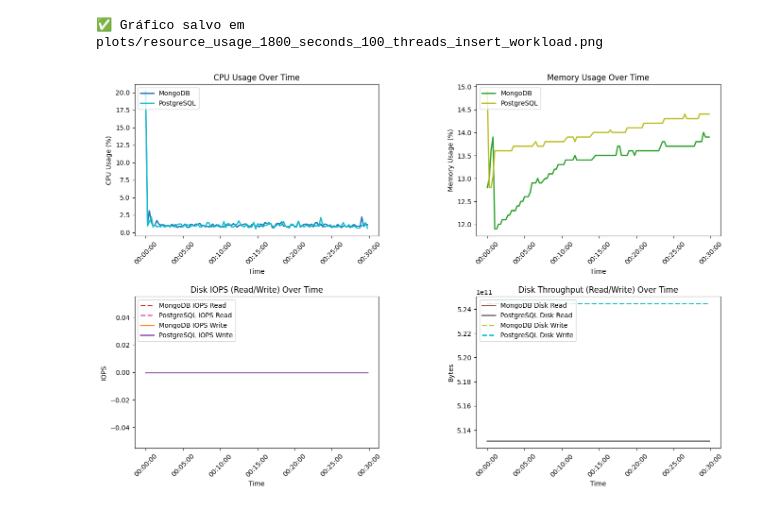
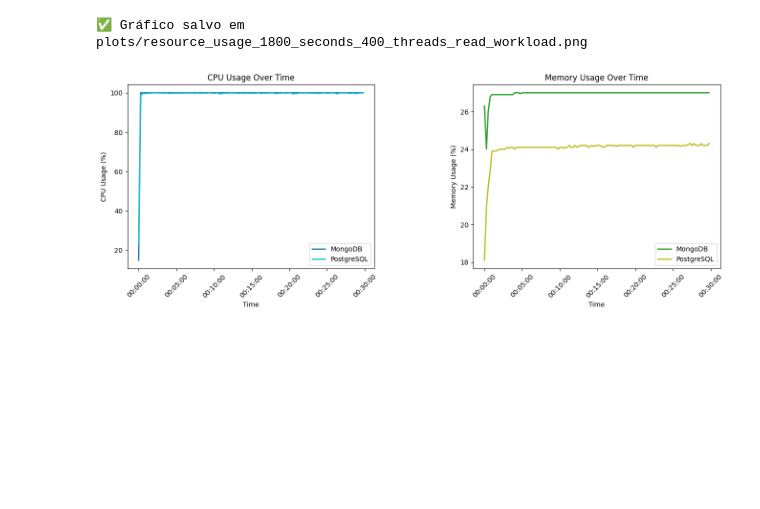
Before and after one commit to leonardomaier/analise-comparativa-dbs, a Jupyter notebook: resources-charts.ipynb, the cells around one changed output. Cells and saved outputs as stored; diff of their text form; code cells hidden in the pictures; blank space fills up the shorter version.

Commit message:
removes iops and disk throughput from resource usage charts

```diff
--- a/resources-charts.ipynb
+++ b/resources-charts.ipynb
@@ -3,7 +3,7 @@ import matplotlib.pyplot as plt
 import pandas as pd
 import os
 
-scenario = "1800_seconds_100_threads_insert_workload"
+scenario = "1800_seconds_400_threads_read_workload"
 
 mongo_file = f'resource-usage/mongo_{scenario}.csv'
 pg_file = f'resource-usage/pg_{scenario}.csv'
@@ -27,70 +27,48 @@ common_time = pd.Series(sorted(set(df_mongo['ElapsedTime']).union(df_pg['Elapsed
 df_mongo_interp = df_mongo.set_index('ElapsedTime').reindex(common_time).interpolate(method='linear')
 df_pg_interp = df_pg.set_index('ElapsedTime').reindex(common_time).interpolate(method='linear')
 
 # Criar coluna de tempo formatada
 time_index = pd.to_datetime(common_time, unit='s')
 
 # Reduzir pontos (opcional)
 N = 15  # ou 10 se quiser menos pontos
 time_index = time_index[::N]
 df_mongo_interp = df_mongo_interp.iloc[::N]
 df_pg_interp = df_pg_interp.iloc[::N]
 
-# === Plot ===
-fig, axs = plt.subplots(2, 2, figsize=(16, 10))
+# === Plot (somente CPU e Memória) ===
+fig, axs = plt.subplots(1, 2, figsize=(16, 5))
 
 # 1️⃣ CPU Usage
-axs[0, 0].plot(time_index, df_mongo_interp['CPU Usage'], label='MongoDB', color='tab:blue', linewidth=2)
-axs[0, 0].plot(time_index, df_pg_interp['CPU Usage'], label='PostgreSQL', color='tab:cyan', linewidth=2)
-axs[0, 0].set_xlabel('Time')
-axs[0, 0].set_ylabel('CPU Usage (%)')
-axs[0, 0].set_title('CPU Usage Over Time')
-axs[0, 0].legend(loc='upper left')
-axs[0, 0].tick_params(axis='x', rotation=45)
+axs[0].plot(time_index, df_mongo_interp['CPU Usage'], label='MongoDB', color='tab:blue', linewidth=2)
+axs[0].plot(time_index, df_pg_interp['CPU Usage'], label='PostgreSQL', color='tab:cyan', linewidth=2)
+axs[0].set_xlabel('Time')
+axs[0].set_ylabel('CPU Usage (%)')
+axs[0].set_title('CPU Usage Over Time')
+axs[0].legend(loc='lower right')
+axs[0].tick_params(axis='x', rotation=45)
 
 # 2️⃣ Memory Usage
-axs[0, 1].plot(time_index, df_mongo_interp['Memory Usage'], label='MongoDB', color='tab:green', linewidth=2)
-axs[0, 1].plot(time_index, df_pg_interp['Memory Usage'], label='PostgreSQL', color='tab:olive', linewidth=2)
-axs[0, 1].set_xlabel('Time')
-axs[0, 1].set_ylabel('Memory Usage (%)')
-axs[0, 1].set_title('Memory Usage Over Time')
-axs[0, 1].legend(loc='upper left')
-axs[0, 1].tick_params(axis='x', rotation=45)
-
-# 3️⃣ Disk IOPS
-axs[1, 0].plot(time_index, df_mongo_interp['IOPS Read'], label='MongoDB IOPS Read', color='tab:red', linestyle='--', linewidth=2)
-axs[1, 0].plot(time_index, df_pg_interp['IOPS Read'], label='PostgreSQL IOPS Read', color='tab:pink', linestyle='--', linewidth=2)
-axs[1, 0].plot(time_index, df_mongo_interp['IOPS Write'], label='MongoDB IOPS Write', color='tab:orange', linestyle='-', linewidth=2)
-axs[1, 0].plot(time_index, df_pg_interp['IOPS Write'], label='PostgreSQL IOPS Write', color='tab:purple', linestyle='-', linewidth=2)
-axs[1, 0].set_xlabel('Time')
-axs[1, 0].set_ylabel('IOPS')
-axs[1, 0].set_title('Disk IOPS (Read/Write) Over Time')
-axs[1, 0].legend(loc='upper left')
-axs[1, 0].tick_params(axis='x', rotation=45)
-
-# 4️⃣ Disk Throughput (Read and Write in bytes)
-axs[1, 1].plot(time_index, df_mongo_interp['Disk Read'], label='MongoDB Disk Read', color='tab:brown', linewidth=2)
-axs[1, 1].plot(time_index, df_pg_interp['Disk Read'], label='PostgreSQL Disk Read', color='tab:gray', linewidth=2)
-axs[1, 1].plot(time_index, df_mongo_interp['Disk Write'], label='MongoDB Disk Write', color='tab:olive', linestyle='--', linewidth=2)
-axs[1, 1].plot(time_index, df_pg_interp['Disk Write'], label='PostgreSQL Disk Write', color='tab:cyan', linestyle='--', linewidth=2)
-axs[1, 1].set_xlabel('Time')
-axs[1, 1].set_ylabel('Bytes')
-axs[1, 1].set_title('Disk Throughput (Read/Write) Over Time')
-axs[1, 1].legend(loc='upper left')
-axs[1, 1].tick_params(axis='x', rotation=45)
+axs[1].plot(time_index, df_mongo_interp['Memory Usage'], label='MongoDB', color='tab:green', linewidth=2)
+axs[1].plot(time_index, df_pg_interp['Memory Usage'], label='PostgreSQL', color='tab:olive', linewidth=2)
+axs[1].set_xlabel('Time')
+axs[1].set_ylabel('Memory Usage (%)')
+axs[1].set_title('Memory Usage Over Time')
+axs[1].legend(loc='lower right')
+axs[1].tick_params(axis='x', rotation=45)
 
 for ax in axs.flat:
     ax.xaxis.set_major_formatter(plt.matplotlib.dates.DateFormatter('%H:%M:%S'))
 
 plt.subplots_adjust(hspace=0.4, wspace=0.4)
 
 image_file = f'plots/resource_usage_{scenario}.png'
 os.makedirs('plots', exist_ok=True)
 plt.savefig(image_file, dpi=300, bbox_inches='tight')
 
 print(f"✅ Gráfico salvo em {image_file}")
 
 plt.show()
 # %% [output]
-✅ Gráfico salvo em plots/resource_usage_1800_seconds_100_threads_insert_workload.png
+✅ Gráfico salvo em plots/resource_usage_1800_seconds_400_threads_read_workload.png
-[figure, old version]
+[figure, new version]
```
